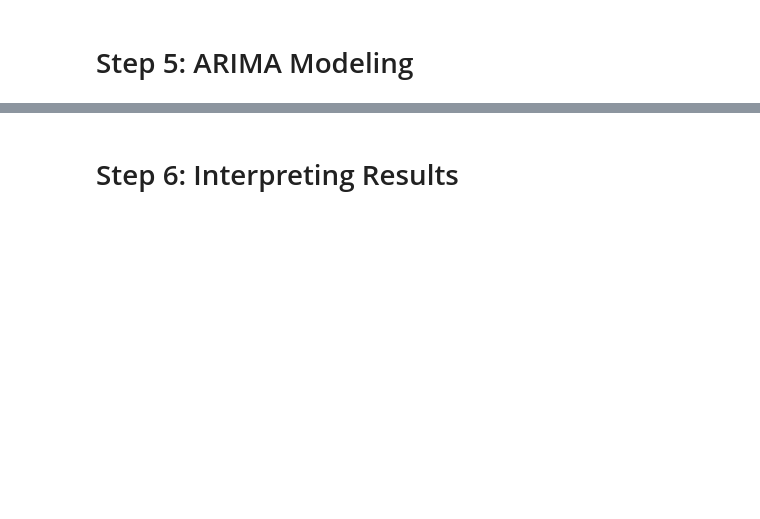
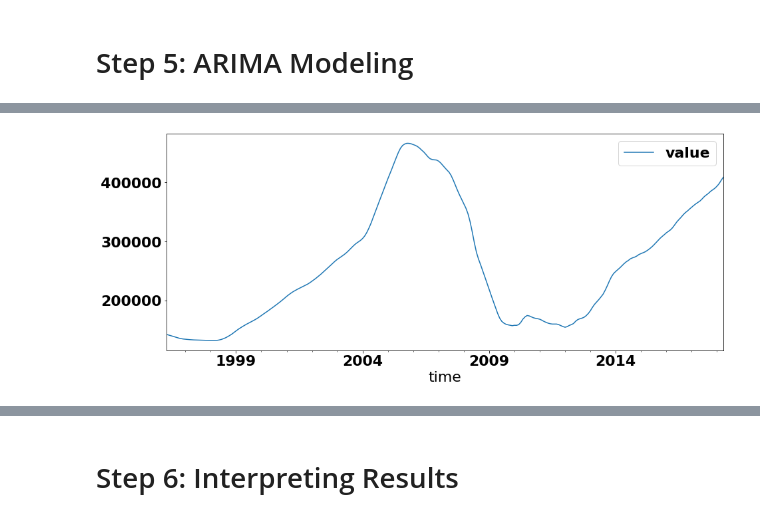
Before and after one commit to andymdc31/time_series_project, a Jupyter notebook: dsc-mod-4-project-online-ds-ft-081219/mod_4_starter_notebook.ipynb, the cells around one changed output, grey strips where cells are left out. Drawn from its saved outputs; the diff is of its cells as text; code cells hidden in the pictures; blank space fills up the shorter version.

```diff
--- a/dsc-mod-4-project-online-ds-ft-081219/mod_4_starter_notebook.ipynb
+++ b/dsc-mod-4-project-online-ds-ft-081219/mod_4_starter_notebook.ipynb
@@ -61,0 +193,2 @@ def melt_data(df):
+# %%
+df1 = melted_three_smallest_df[melted_three_smallest_df['RegionName'] == 94509]
@@ -62,2 +204,7 @@ def melt_data(df):
 # %% [markdown]
 # Step 5: ARIMA Modeling
+# %%
+df1.set_index(df1['time'], inplace=True)
+df1.drop(['time'], axis=1, inplace=True)
+# %%
+df1 = df1.asfreq('MS')
@@ -63,0 +221,2 @@ def melt_data(df):
+# %%
+df1.drop(['City', 'State', 'Metro', 'CountyName', 'RegionName'], axis=1,  inplace=True)
@@ -63,0 +233,5 @@ def melt_data(df):
+# %%
+df1.plot(figsize=(15,6))
+plt.show()
+# %% [output]
+[figure, added]
```
Also changed, not shown: parts of 39 cells of this notebook.
